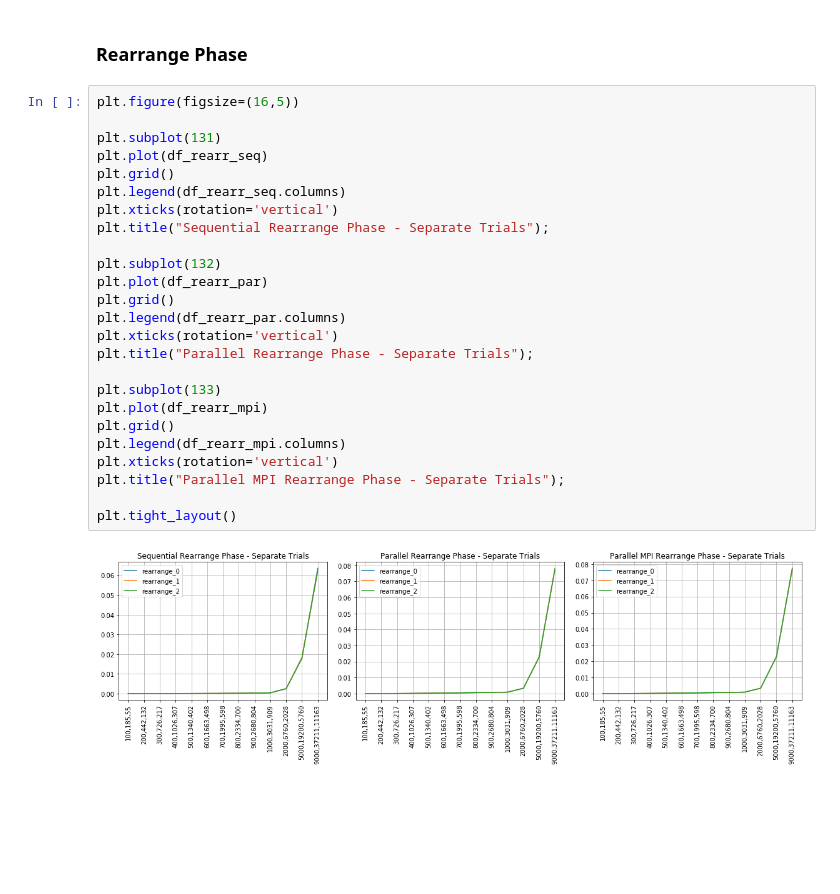
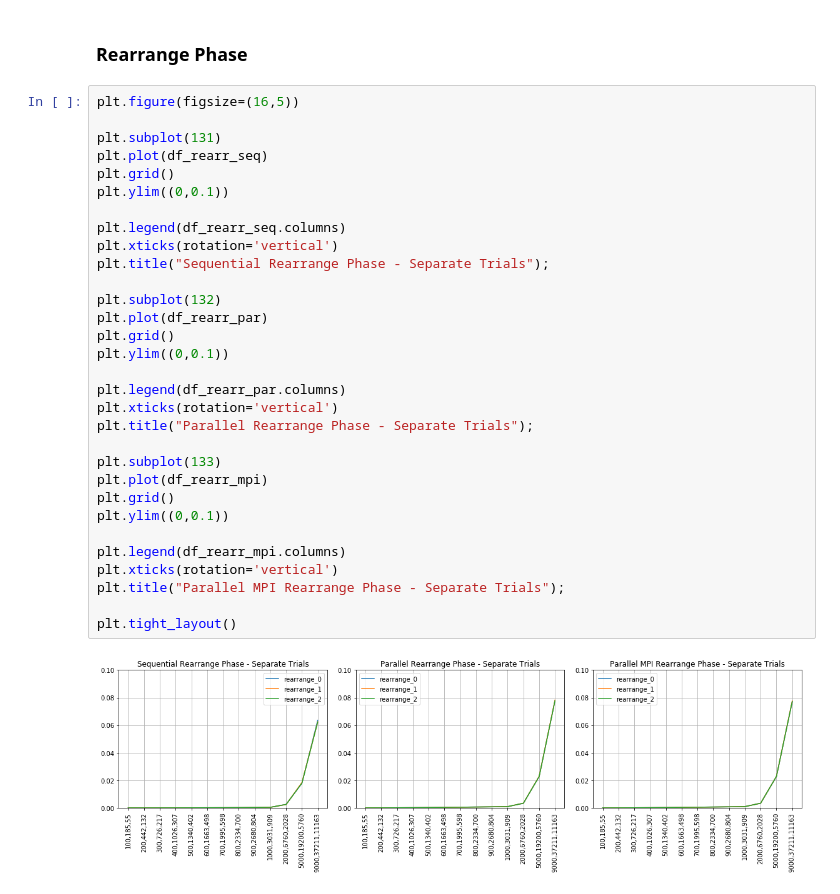
Before and after one commit to danif93/Genetic-Travelling-Salesman, a Jupyter notebook: code/python_dataAnalysis/ouputFIles_analytics.ipynb, the cells around one changed output. Cells and saved outputs as stored; diff of their text form; blank space fills up the shorter version.

```diff
--- a/code/python_dataAnalysis/ouputFIles_analytics.ipynb
+++ b/code/python_dataAnalysis/ouputFIles_analytics.ipynb
@@ -888,27 +888,33 @@ plt.tight_layout()
 # %%
 plt.figure(figsize=(16,5))
 
 plt.subplot(131)
 plt.plot(df_rearr_seq)
 plt.grid()
+plt.ylim((0,0.1))
+
 plt.legend(df_rearr_seq.columns)
 plt.xticks(rotation='vertical')
 plt.title("Sequential Rearrange Phase - Separate Trials");
 
 plt.subplot(132)
 plt.plot(df_rearr_par)
 plt.grid()
+plt.ylim((0,0.1))
+
 plt.legend(df_rearr_par.columns)
 plt.xticks(rotation='vertical')
 plt.title("Parallel Rearrange Phase - Separate Trials");
 
 plt.subplot(133)
 plt.plot(df_rearr_mpi)
 plt.grid()
+plt.ylim((0,0.1))
+
 plt.legend(df_rearr_mpi.columns)
 plt.xticks(rotation='vertical')
 plt.title("Parallel MPI Rearrange Phase - Separate Trials");
 
 plt.tight_layout()
 # %% [output]
-[figure, old version]
+[figure, new version]
```
Also changed, not shown: parts of 6 cells of this notebook, 1 other file.
